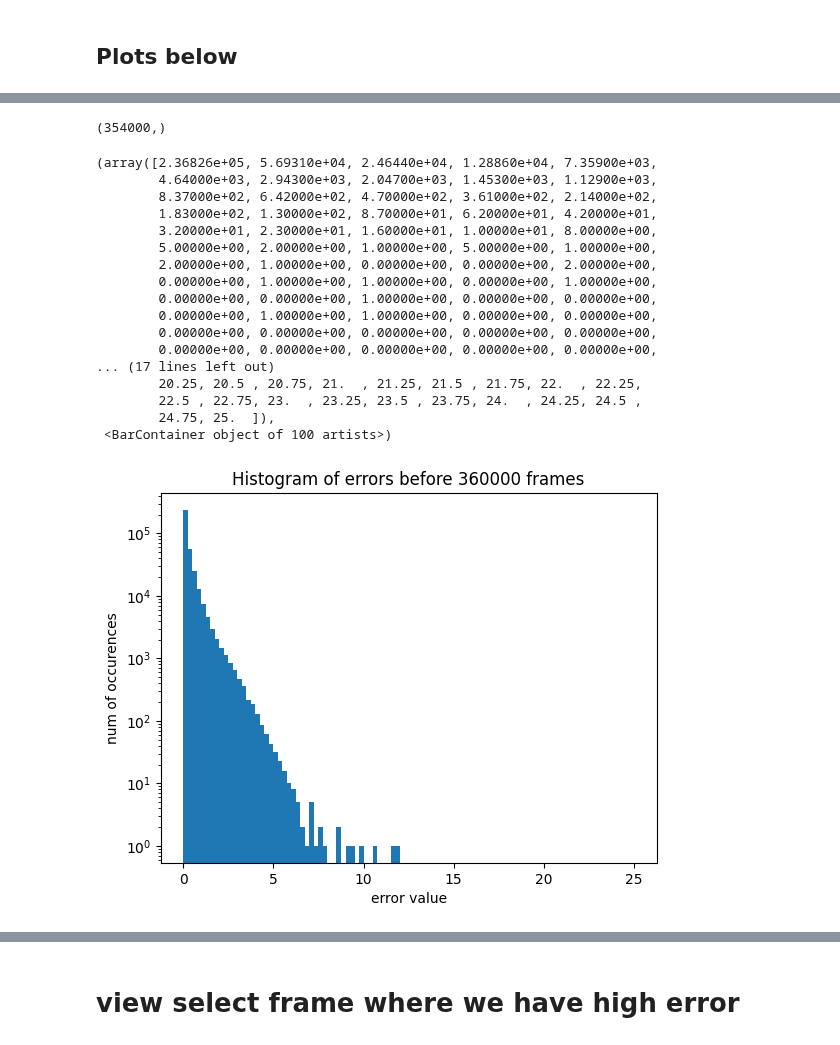
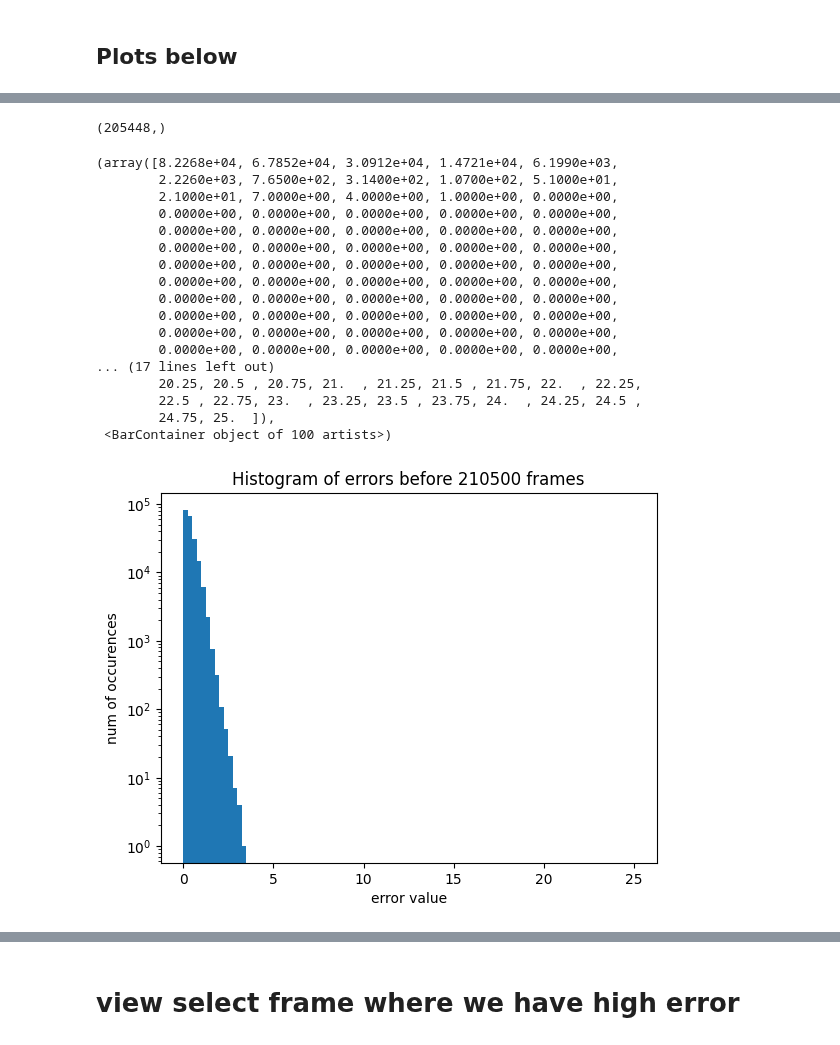
Before and after one commit to talmolab/stac-mjx, a Jupyter notebook: stac-mjx/graph_error.ipynb, the cells around one changed output, grey strips where cells are left out. Saved outputs shown, nothing was run; the diff lists cells and outputs as text; code cells hidden in the pictures.

```diff
--- a/stac-mjx/graph_error.ipynb
+++ b/stac-mjx/graph_error.ipynb
@@ -20,7 +20,7 @@ model_xml = "../models/rodent_stac_optimized.xml"
 params_path = "../params/params.yaml"
 utils.init_params(params_path)
 
-data_path = "../transform_12_22_1.p"
+data_path = "../transform_fast_snips.p"
 # %% [markdown]
 ### set up mj model -- stepping in mjx so we can do batch processing
 # %%
@@ -64,9 +64,11 @@ def batch_init(batch_qposes):
 # %%
 # reshape qposes and kp_data such that it is shape: (n, b, x)
 # n = iterations, b = batchsize, x = dims of the data
-clip_len = 360
-batch_qposes = qposes.reshape(360000//clip_len,clip_len,74)
-batch_kps = kp_data.reshape(360000//clip_len,clip_len,69)
+clip_len = 250
+n = qposes.shape[0]//clip_len
+
+batch_qposes = qposes.reshape(n,clip_len,74)
+batch_kps = kp_data.reshape(n,clip_len,69)
 
 batch_qposes.shape, batch_kps.shape
 # %% [output]
@@ -107,7 +106,7 @@ plt.ylim(0, 0.02)
 plt.title("Summed squared error of frame marker offset")
 plt.xlabel("Frame #")
 plt.ylabel("Summed squared error")
-x = 360000
+x = qposes.shape[0]
 plt.scatter(np.arange(x),errors[:x], s=1)
 # %% [output]
 <matplotlib.collections.PathCollection at 0x...>
@@ -119,6 +118,6 @@ mean: 0.0005669235833920538, std: 0.0003693163744173944
 # %%
-cutoff = 360000
-indices = np.where(errors[:cutoff] > 0.01)[0]
+cutoff = x
+indices = np.where(errors[:cutoff] > 0.005)[0]
 
 print(f"there are {indices.shape[0]} not good offset frames before the cutoff at {cutoff}")
 # %% [output]
@@ -206,32 +205,32 @@ plt.hist(qpos_diff_summed_360, bins=100, range=(0,25), log=True)
 # %%
-mask = np.array([(i+1)%360 > 5 for i in range(cutoff-1)])
+mask = np.array([(i+1)%clip_len > 5 for i in range(cutoff-1)])
 qpos_diff_summed_mid = qpos_diff_summed[:cutoff][mask]
 print(qpos_diff_summed_mid.shape)
 # plot graph where x = error value and y = number of frames in log scale
 plt.title(f"Histogram of errors before {cutoff} frames")
 plt.xlabel("error value")
 plt.ylabel("num of occurences")
 plt.hist(qpos_diff_summed_mid, bins=100, range=(0,25), log=True)
 # %% [output]
-(354000,)
+(205448,)
-(array([2.36826e+05, 5.69310e+04, 2.46440e+04, 1.28860e+04, 7.35900e+03,
-        4.64000e+03, 2.94300e+03, 2.04700e+03, 1.45300e+03, 1.12900e+03,
-        8.37000e+02, 6.42000e+02, 4.70000e+02, 3.61000e+02, 2.14000e+02,
-        1.83000e+02, 1.30000e+02, 8.70000e+01, 6.20000e+01, 4.20000e+01,
-        3.20000e+01, 2.30000e+01, 1.60000e+01, 1.00000e+01, 8.00000e+00,
-        5.00000e+00, 2.00000e+00, 1.00000e+00, 5.00000e+00, 1.00000e+00,
-        2.00000e+00, 1.00000e+00, 0.00000e+00, 0.00000e+00, 2.00000e+00,
-        0.00000e+00, 1.00000e+00, 1.00000e+00, 0.00000e+00, 1.00000e+00,
-        0.00000e+00, 0.00000e+00, 1.00000e+00, 0.00000e+00, 0.00000e+00,
-        0.00000e+00, 1.00000e+00, 1.00000e+00, 0.00000e+00, 0.00000e+00,
-        0.00000e+00, 0.00000e+00, 0.00000e+00, 0.00000e+00, 0.00000e+00,
-        0.00000e+00, 0.00000e+00, 0.00000e+00, 0.00000e+00, 0.00000e+00,
+(array([8.2268e+04, 6.7852e+04, 3.0912e+04, 1.4721e+04, 6.1990e+03,
+        2.2260e+03, 7.6500e+02, 3.1400e+02, 1.0700e+02, 5.1000e+01,
+        2.1000e+01, 7.0000e+00, 4.0000e+00, 1.0000e+00, 0.0000e+00,
+        0.0000e+00, 0.0000e+00, 0.0000e+00, 0.0000e+00, 0.0000e+00,
+        0.0000e+00, 0.0000e+00, 0.0000e+00, 0.0000e+00, 0.0000e+00,
+        0.0000e+00, 0.0000e+00, 0.0000e+00, 0.0000e+00, 0.0000e+00,
+        0.0000e+00, 0.0000e+00, 0.0000e+00, 0.0000e+00, 0.0000e+00,
+        0.0000e+00, 0.0000e+00, 0.0000e+00, 0.0000e+00, 0.0000e+00,
+        0.0000e+00, 0.0000e+00, 0.0000e+00, 0.0000e+00, 0.0000e+00,
+        0.0000e+00, 0.0000e+00, 0.0000e+00, 0.0000e+00, 0.0000e+00,
+        0.0000e+00, 0.0000e+00, 0.0000e+00, 0.0000e+00, 0.0000e+00,
+        0.0000e+00, 0.0000e+00, 0.0000e+00, 0.0000e+00, 0.0000e+00,
 ... (17 lines left out)
         20.25, 20.5 , 20.75, 21.  , 21.25, 21.5 , 21.75, 22.  , 22.25,
         22.5 , 22.75, 23.  , 23.25, 23.5 , 23.75, 24.  , 24.25, 24.5 ,
         24.75, 25.  ]),
  <BarContainer object of 100 artists>)
-[figure, old version]
+[figure, new version]
 # %%
 # Overlay the above two histograms
 plt.title(f"Histogram of qpos change before {cutoff} frames")
```
Also changed, not shown: parts of 13 cells of this notebook, 1 other file.
